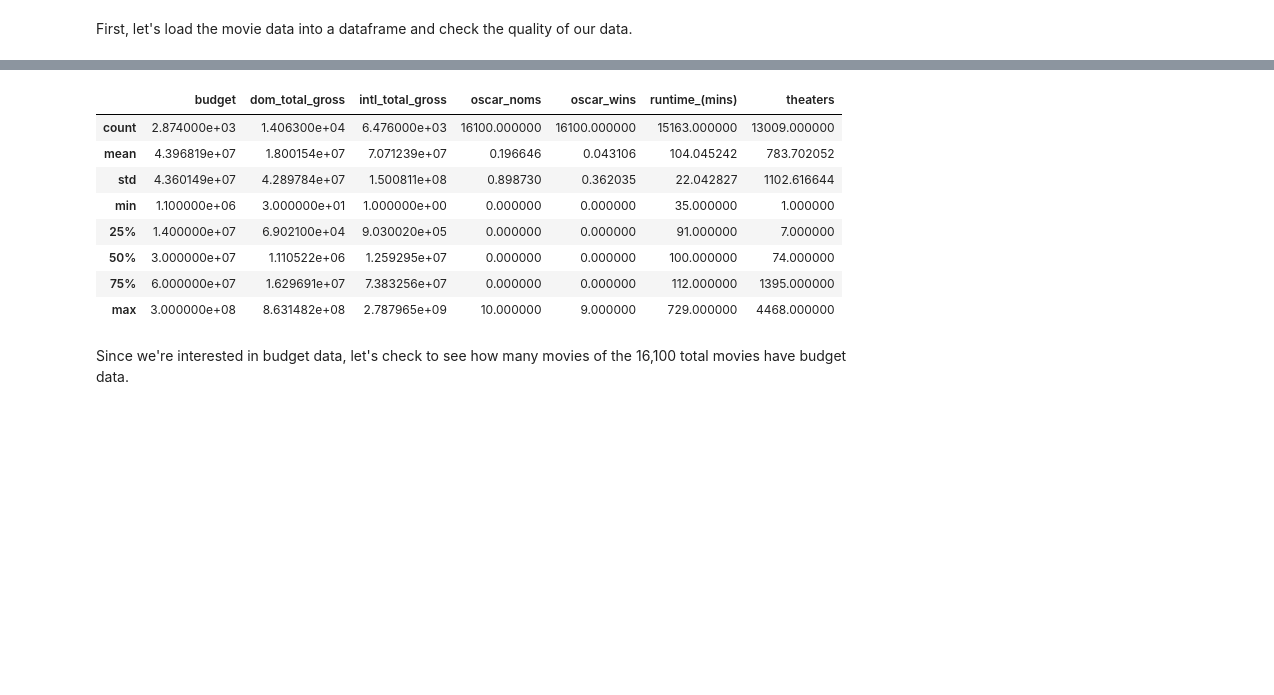
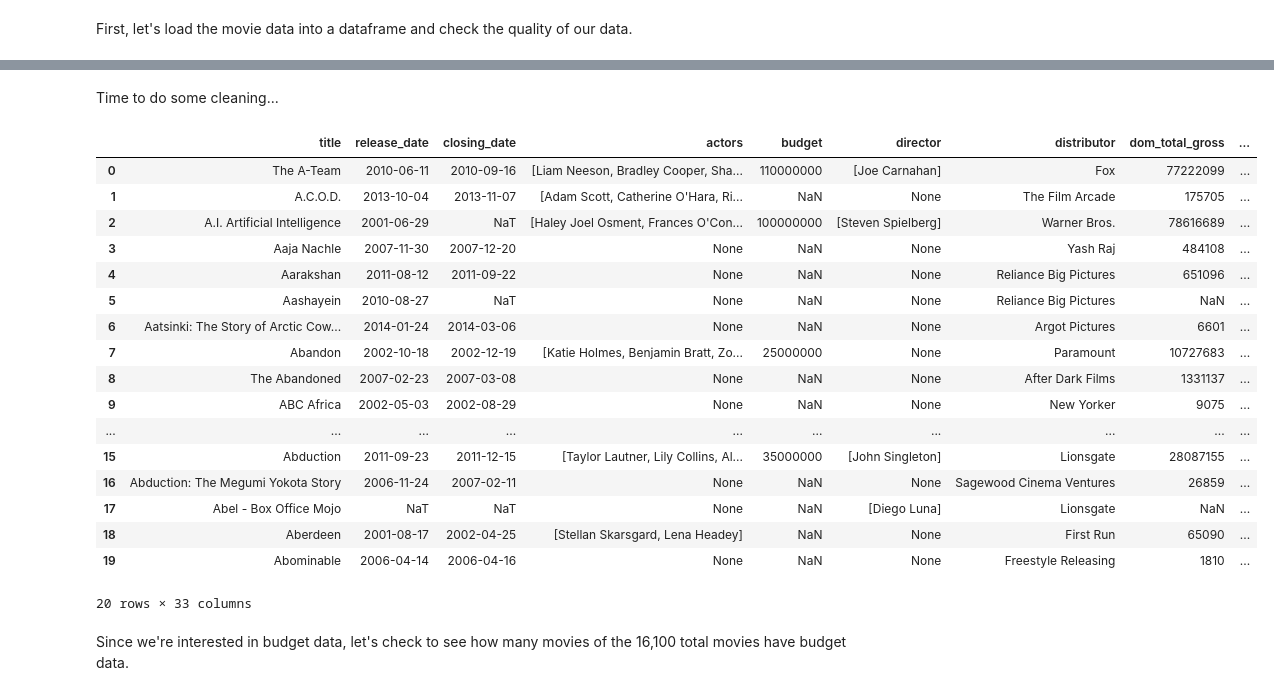
Before and after one commit to dianalam/movie-predictor, a Jupyter notebook: luther-analysis.ipynb, the cells around one changed output, grey strips where cells are left out. Saved outputs shown, nothing was run; the diff lists cells and outputs as text; code cells hidden in the pictures; blank space fills up the shorter version.

```diff
--- a/luther-analysis.ipynb
+++ b/luther-analysis.ipynb
@@ -41,12 +50,7 @@ all_movies.head()
-# %%
-all_movies.describe()
-# %% [output]
-|  | budget | dom_total_gross | intl_total_gross | oscar_noms | oscar_wins | runtime_(mins) | theaters |
-| count | 2.874000e+03 | 1.406300e+04 | 6.476000e+03 | 16100.000000 | 16100.000000 | 15163.000000 | 13009.000000 |
-| mean | 4.396819e+07 | 1.800154e+07 | 7.071239e+07 | 0.196646 | 0.043106 | 104.045242 | 783.702052 |
-| std | 4.360149e+07 | 4.289784e+07 | 1.500811e+08 | 0.898730 | 0.362035 | 22.042827 | 1102.616644 |
-| min | 1.100000e+06 | 3.000000e+01 | 1.000000e+00 | 0.000000 | 0.000000 | 35.000000 | 1.000000 |
-| 25% | 1.400000e+07 | 6.902100e+04 | 9.030020e+05 | 0.000000 | 0.000000 | 91.000000 | 7.000000 |
-| 50% | 3.000000e+07 | 1.110522e+06 | 1.259295e+07 | 0.000000 | 0.000000 | 100.000000 | 74.000000 |
-| 75% | 6.000000e+07 | 1.629691e+07 | 7.383256e+07 | 0.000000 | 0.000000 | 112.000000 | 1395.000000 |
-| max | 3.000000e+08 | 8.631482e+08 | 2.787965e+09 | 10.000000 | 9.000000 | 729.000000 | 4468.000000 |
+# %% [markdown]
+Time to do some cleaning...
+# %%
+# rename cols
+movies.rename(columns = {'1-title': 'title',
+                         '2-release_date': 'release_date',
+                         '3-closing_date': 'closing_date'}, inplace = True)
@@ -53,3 +102,24 @@ all_movies.describe()
+# %%
+movies.head(20)
+# %% [output]
+|  | title | release_date | closing_date | actors | budget | director | distributor | dom_total_gross | ... |
+| 0 | The A-Team | 2010-06-11 | 2010-09-16 | [Liam Neeson, Bradley Cooper, Sha... | 110000000 | [Joe Carnahan] | Fox | 77222099 | ... |
+| 1 | A.C.O.D. | 2013-10-04 | 2013-11-07 | [Adam Scott, Catherine O'Hara, Ri... | NaN | None | The Film Arcade | 175705 | ... |
+| 2 | A.I. Artificial Intelligence | 2001-06-29 | NaT | [Haley Joel Osment, Frances O'Con... | 100000000 | [Steven Spielberg] | Warner Bros. | 78616689 | ... |
+| 3 | Aaja Nachle | 2007-11-30 | 2007-12-20 | None | NaN | None | Yash Raj | 484108 | ... |
+| 4 | Aarakshan | 2011-08-12 | 2011-09-22 | None | NaN | None | Reliance Big Pictures | 651096 | ... |
+| 5 | Aashayein | 2010-08-27 | NaT | None | NaN | None | Reliance Big Pictures | NaN | ... |
+| 6 | Aatsinki: The Story of Arctic Cow... | 2014-01-24 | 2014-03-06 | None | NaN | None | Argot Pictures | 6601 | ... |
+| 7 | Abandon | 2002-10-18 | 2002-12-19 | [Katie Holmes, Benjamin Bratt, Zo... | 25000000 | None | Paramount | 10727683 | ... |
+| 8 | The Abandoned | 2007-02-23 | 2007-03-08 | None | NaN | None | After Dark Films | 1331137 | ... |
+| 9 | ABC Africa | 2002-05-03 | 2002-08-29 | None | NaN | None | New Yorker | 9075 | ... |
+| ... | ... | ... | ... | ... | ... | ... | ... | ... | ... |
+| 15 | Abduction | 2011-09-23 | 2011-12-15 | [Taylor Lautner, Lily Collins, Al... | 35000000 | [John Singleton] | Lionsgate | 28087155 | ... |
+| 16 | Abduction: The Megumi Yokota Story | 2006-11-24 | 2007-02-11 | None | NaN | None | Sagewood Cinema Ventures | 26859 | ... |
+| 17 | Abel - Box Office Mojo | NaT | NaT | None | NaN | [Diego Luna] | Lionsgate | NaN | ... |
+| 18 | Aberdeen | 2001-08-17 | 2002-04-25 | [Stellan Skarsgard, Lena Headey] | NaN | None | First Run | 65090 | ... |
+| 19 | Abominable | 2006-04-14 | 2006-04-16 | None | NaN | None | Freestyle Releasing | 1810 | ... |
+20 rows × 33 columns
 # %% [markdown]
 Since we're interested in budget data, let's check to see how many movies of the 16,100 total movies have budget data.
 # %%
```
Also changed, not shown: parts of 21 cells of this notebook, 5 other files.
